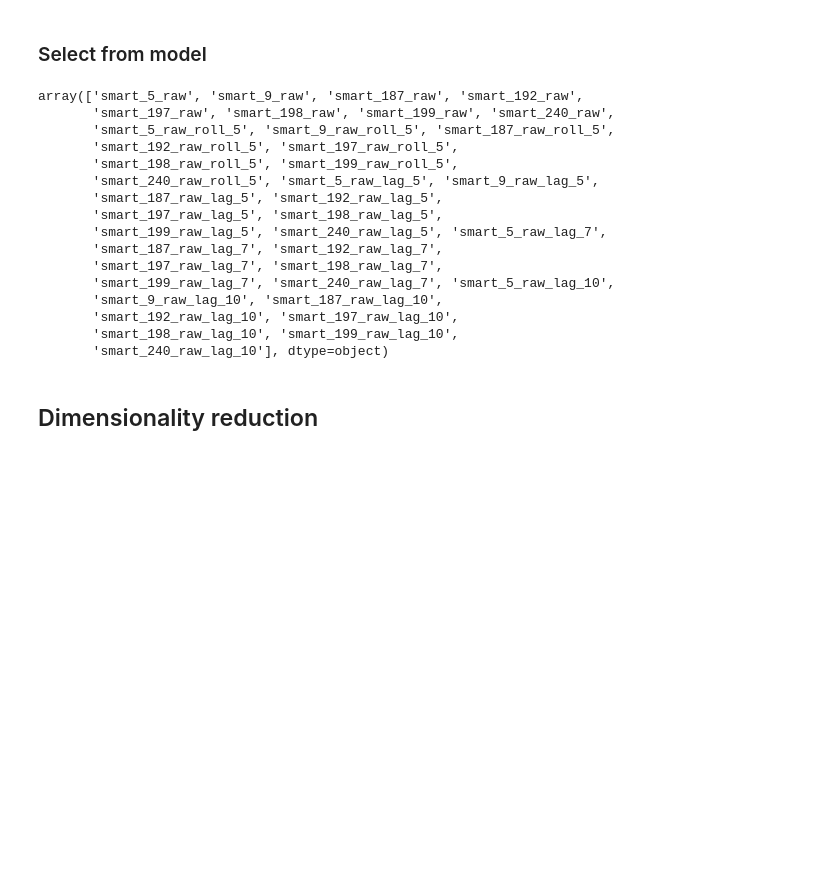
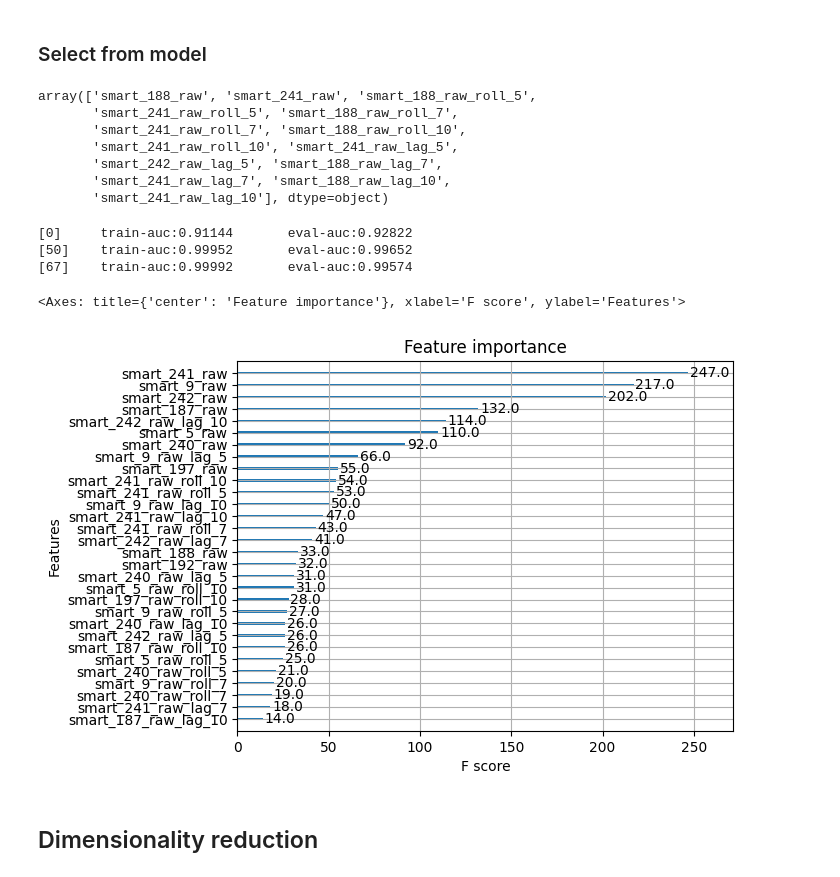
Before and after one commit to ExtremCode/hhd_failure_prediction, a Jupyter notebook: eda.ipynb, the cells around one changed output. Cells and saved outputs as stored; diff of their text form; code cells hidden in the pictures; blank space fills up the shorter version.

```diff
--- a/eda.ipynb
+++ b/eda.ipynb
@@ -706,23 +913,47 @@ paper_feat_sel = [
 ### Select from model
 # %%
 logistic_feat_sel = SelectFromModel(LogisticRegression(
-    "l1", class_weight="balanced", solver="liblinear", max_iter=1500, C=0.8)
-).fit(x_train.loc[:, num_cols], y_train).get_feature_names_out(num_cols)
+    "elasticnet", class_weight="balanced", solver="saga", max_iter=600, C=0.8,
+    l1_ratio=0.3
+)).fit(x_train.loc[:, num_cols], y_train).get_feature_names_out(num_cols)
 logistic_feat_sel
 # %% [output]
-array(['smart_5_raw', 'smart_9_raw', 'smart_187_raw', 'smart_192_raw',
-       'smart_197_raw', 'smart_198_raw', 'smart_199_raw', 'smart_240_raw',
-       'smart_5_raw_roll_5', 'smart_9_raw_roll_5', 'smart_187_raw_roll_5',
-       'smart_192_raw_roll_5', 'smart_197_raw_roll_5',
-       'smart_198_raw_roll_5', 'smart_199_raw_roll_5',
-       'smart_240_raw_roll_5', 'smart_5_raw_lag_5', 'smart_9_raw_lag_5',
-       'smart_187_raw_lag_5', 'smart_192_raw_lag_5',
-       'smart_197_raw_lag_5', 'smart_198_raw_lag_5',
-       'smart_199_raw_lag_5', 'smart_240_raw_lag_5', 'smart_5_raw_lag_7',
-       'smart_187_raw_lag_7', 'smart_192_raw_lag_7',
-       'smart_197_raw_lag_7', 'smart_198_raw_lag_7',
-       'smart_199_raw_lag_7', 'smart_240_raw_lag_7', 'smart_5_raw_lag_10',
-       'smart_9_raw_lag_10', 'smart_187_raw_lag_10',
-       'smart_192_raw_lag_10', 'smart_197_raw_lag_10',
-       'smart_198_raw_lag_10', 'smart_199_raw_lag_10',
-       'smart_240_raw_lag_10'], dtype=object)
+array(['smart_188_raw', 'smart_241_raw', 'smart_188_raw_roll_5',
+       'smart_241_raw_roll_5', 'smart_188_raw_roll_7',
+       'smart_241_raw_roll_7', 'smart_188_raw_roll_10',
+       'smart_241_raw_roll_10', 'smart_241_raw_lag_5',
+       'smart_242_raw_lag_5', 'smart_188_raw_lag_7',
+       'smart_241_raw_lag_7', 'smart_188_raw_lag_10',
+       'smart_241_raw_lag_10'], dtype=object)
+# %%
+xtrain, xtest, ytrain, ytest = TrainValTestSplit(x_train, y_train)
+
+dtrain = DMatrix(xtrain, label=ytrain)
+dtest = DMatrix(xtest, label=ytest)
+
+params = {
+    'objective': 'binary:logistic',
+    'max_depth': 6,
+    'learning_rate': 0.1,
+    'eval_metric': 'auc',
+    'reg_alpha': 0.15,
+    'tree_method': 'exact'
+}
+
+bst = xgb.train(
+    params,
+    dtrain,
+    num_boost_round=200,
+    evals=[(dtrain, "train"), (dtest, "eval")],
+    early_stopping_rounds=10,
+    verbose_eval=50
+)
+# %% [output]
+[0]     train-auc:0.91144       eval-auc:0.92822
+[50]    train-auc:0.99952       eval-auc:0.99652
+[67]    train-auc:0.99992       eval-auc:0.99574
+# %%
+xgb.plot_importance(bst, max_num_features=30)
+# %% [output]
+<Axes: title={'center': 'Feature importance'}, xlabel='F score', ylabel='Features'>
+[figure, added]
```
Also changed, not shown: parts of 38 cells of this notebook.
